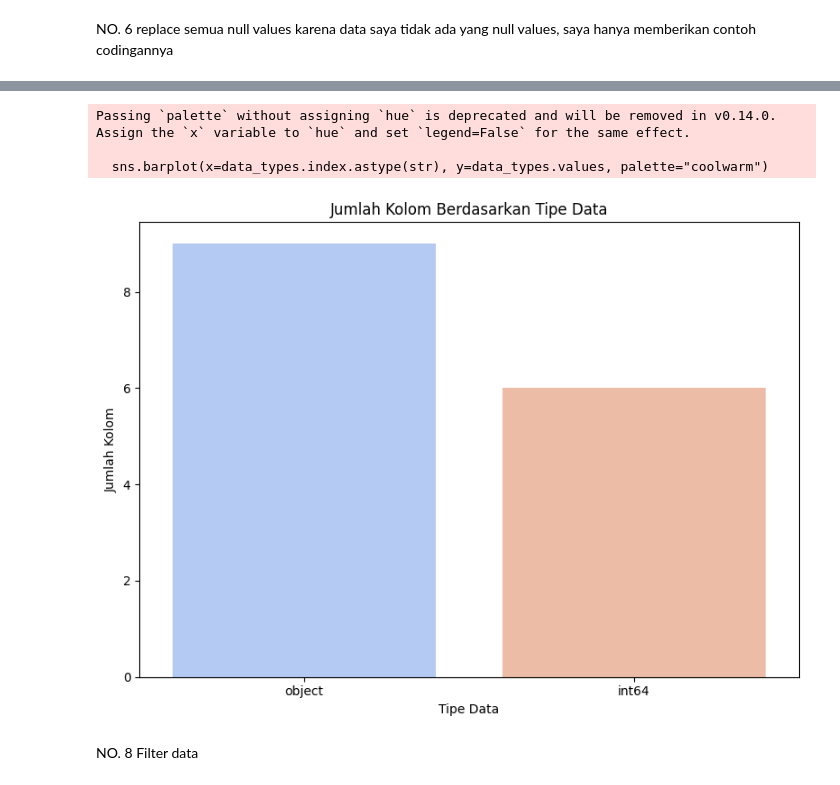
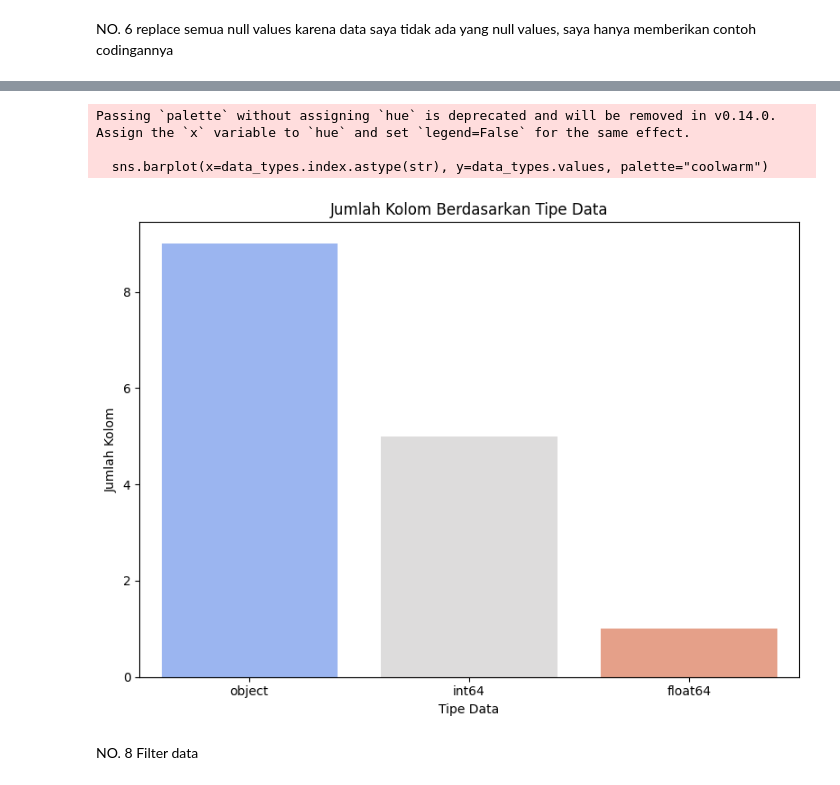
Before and after one commit to Pandu233/Materi-EDA, a Jupyter notebook: Eksplorasi mandiri pandu.ipynb, the cells around one changed output, grey strips where cells are left out. Drawn from its saved outputs; the diff is of its cells as text; code cells hidden in the pictures.

```diff
--- a/Eksplorasi mandiri pandu.ipynb
+++ b/Eksplorasi mandiri pandu.ipynb
@@ -184,0 +261,3 @@ Baris yang duplikat:
+# %%
+df2 = df.drop_duplicates()
+df2
@@ -261,7 +354,7 @@ plt.show()
 NO. 6 replace semua null values
 karena data saya tidak ada yang null values, saya hanya memberikan contoh codingannya
 # %%
-data_cleaned = data.fillna(0)
+data_cleaned = df2.fillna(0)
 
 # Menampilkan data yang telah diubah
 data_cleaned
@@ -283,0 +375,7 @@ NOMOR 7
+# %%
+import pandas as pd
+import numpy as np
+
+# Mengganti '?' dengan NaN
+data_cleaned.replace('?', np.nan , inplace=True)
+data_cleaned
@@ -283,0 +501,30 @@ NOMOR 7
+# %%
+data_cleaned = data_cleaned.replace('?', pd.NA)
+
+# Fill numeric columns with median
+numeric_columns = ['age', 'fnlwgt', 'educational-num', 'capital-gain', 'capital-loss', 'hours-per-week']
+for col in numeric_columns:
+    data_cleaned[col] = pd.to_numeric(data_cleaned[col], errors='coerce')
+    data_cleaned[col] = data_cleaned[col].fillna(data_cleaned[col].median())
+
+# Fill categorical columns with mode
+categorical_columns = ['workclass', 'education', 'marital-status', 'occupation', 'relationship', 'race', 'gender', 'native-country', 'income']
+for col in categorical_columns:
+    data_cleaned[col] = data_cleaned[col].fillna(data_cleaned[col].mode()[0])
+
+# Function to display data in a structured format
+def display_structured_data(df, num_rows=10):
+    print("\nStructured Data:")
+    print(tabulate(df.head(num_rows), headers='keys', tablefmt='pretty', showindex=False))
+
+    print("\nDataFrame Info:")
+    print(df.info())
+
+    print("\nSummary Statistics:")
+    print(df.describe().to_string())
+
+    print("\nMissing Values:")
+    print(df.isnull().sum())
+
+# Display the structured data
+display_structured_data(data_cleaned)
@@ -324,21 +653,21 @@ income             object
 dtype: object
 # %%
 # Menghitung jumlah kolom berdasarkan tipe data
-data_types = data.dtypes.value_counts()
+data_types = data_cleaned.dtypes.value_counts()
 
 # Visualisasi dengan bar plot
 plt.figure(figsize=(8,6))
 sns.barplot(x=data_types.index.astype(str), y=data_types.values, palette="coolwarm")
 plt.title('Jumlah Kolom Berdasarkan Tipe Data')
 plt.ylabel('Jumlah Kolom')
 plt.xlabel('Tipe Data')
 plt.tight_layout()
 plt.show()
 # %% [output]
 Passing `palette` without assigning `hue` is deprecated and will be removed in v0.14.0. Assign the `x` variable to `hue` and set `legend=False` for the same effect.
 
   sns.barplot(x=data_types.index.astype(str), y=data_types.values, palette="coolwarm")
-[figure, old version]
+[figure, new version]
 # %% [markdown]
 NO. 8 Filter data
 # %%
```
Also changed, not shown: parts of 38 cells of this notebook.
